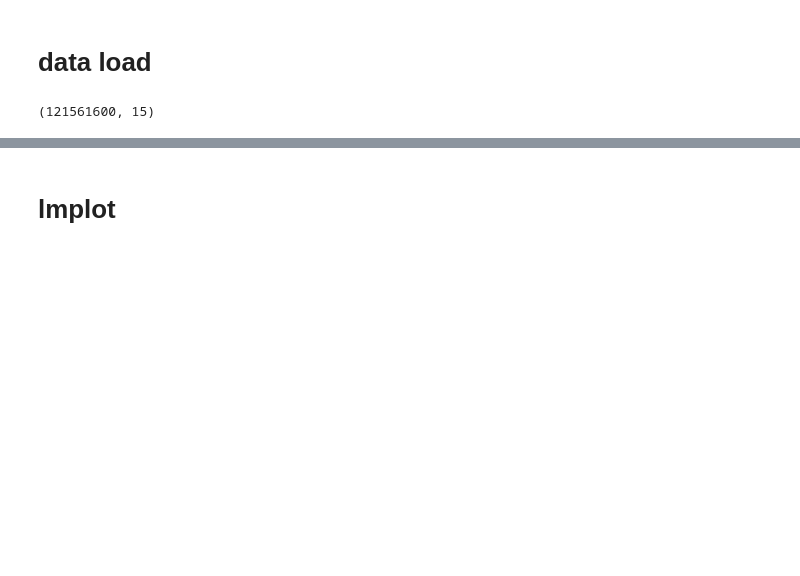
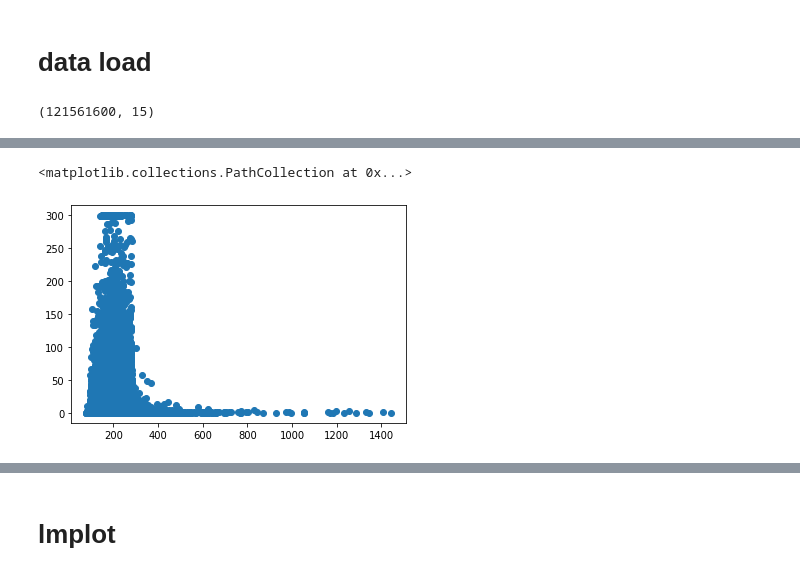
Before and after one commit to FKgk/AIFrenz2, a Jupyter notebook: EDA3.ipynb, the cells around one changed output, grey strips where cells are left out. Cells and saved outputs as stored; diff of their text form; code cells hidden in the pictures; blank space fills up the shorter version.

```diff
--- a/EDA3.ipynb
+++ b/EDA3.ipynb
@@ -46,0 +47,3 @@ display(tdata)
+# %%
+dt = tdata.sample(1000000)
+display(dt)
@@ -46,0 +64,5 @@ display(tdata)
+# %%
+plt.scatter('temp_1', 'precipitation', data=dt)
+# %% [output]
+<matplotlib.collections.PathCollection at 0x...>
+[figure, added]
```
Also changed, not shown: parts of 11 cells of this notebook.
